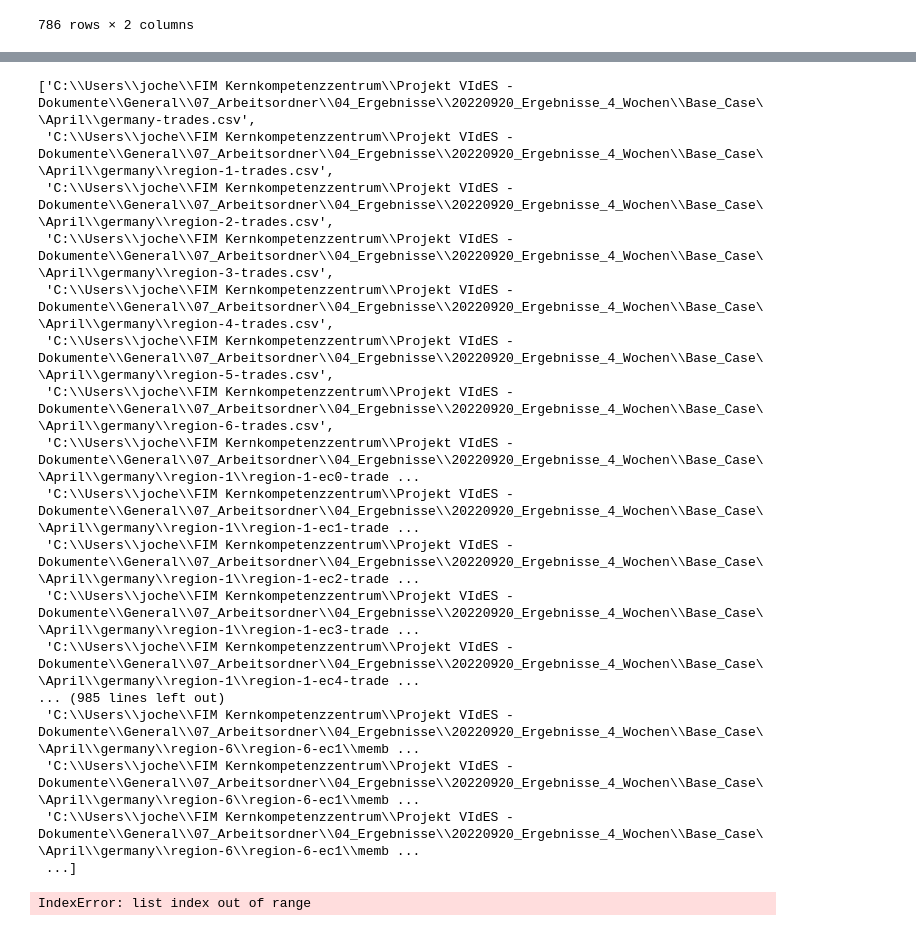
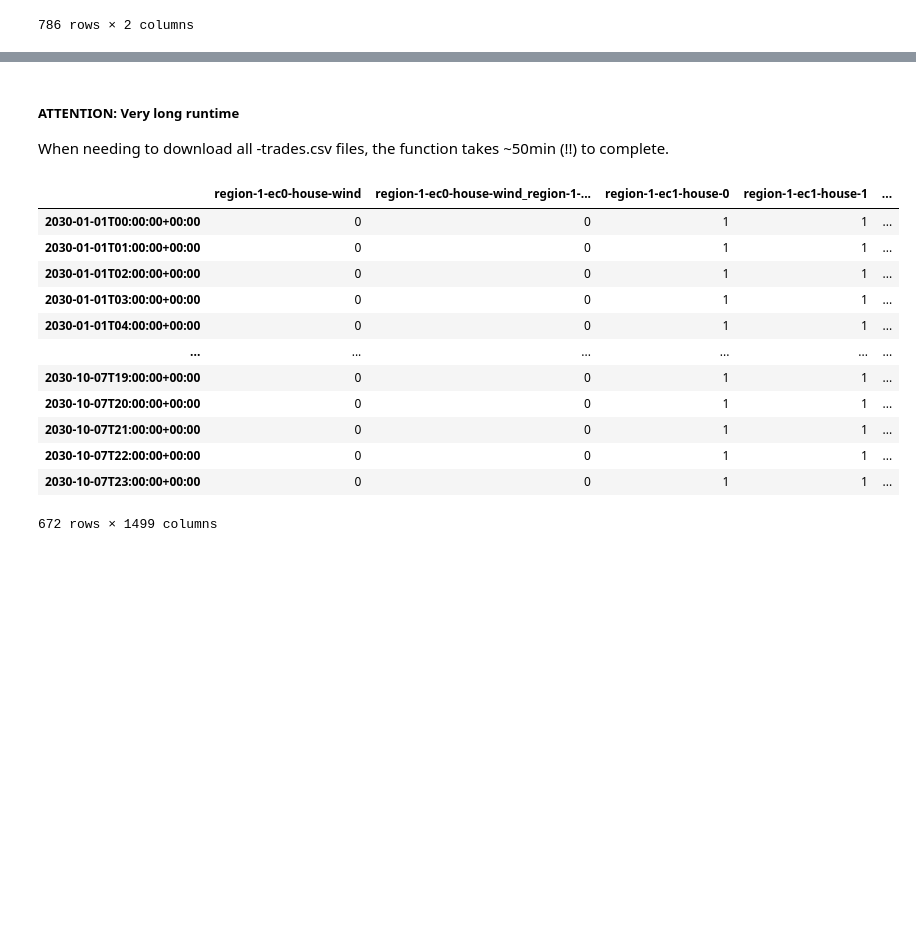
Before and after one commit to jochenmadler/fim_fit, a Jupyter notebook: GSy_KPI_calculation/01_processing/functions_test_v2.ipynb, the cells around one changed output, grey strips where cells are left out. Saved outputs shown, nothing was run; the diff lists cells and outputs as text; code cells hidden in the pictures; blank space fills up the shorter version.

Commit message:
functions_v2.py: added share renewables function, successfully tested with base_case.

```diff
--- a/GSy_KPI_calculation/01_processing/functions_test_v2.ipynb
+++ b/GSy_KPI_calculation/01_processing/functions_test_v2.ipynb
@@ -161,27 +193,0 @@ for root, dir, file in os.walk(top=os.getcwd(), topdown=True):
-# %%
-all_filepaths
-# %% [output]
-['C:\\Users\\joche\\FIM Kernkompetenzzentrum\\Projekt VIdES - Dokumente\\General\\07_Arbeitsordner\\04_Ergebnisse\\20220920_Ergebnisse_4_Wochen\\Base_Case\\April\\germany-trades.csv',
- 'C:\\Users\\joche\\FIM Kernkompetenzzentrum\\Projekt VIdES - Dokumente\\General\\07_Arbeitsordner\\04_Ergebnisse\\20220920_Ergebnisse_4_Wochen\\Base_Case\\April\\germany\\region-1-trades.csv',
- 'C:\\Users\\joche\\FIM Kernkompetenzzentrum\\Projekt VIdES - Dokumente\\General\\07_Arbeitsordner\\04_Ergebnisse\\20220920_Ergebnisse_4_Wochen\\Base_Case\\April\\germany\\region-2-trades.csv',
- 'C:\\Users\\joche\\FIM Kernkompetenzzentrum\\Projekt VIdES - Dokumente\\General\\07_Arbeitsordner\\04_Ergebnisse\\20220920_Ergebnisse_4_Wochen\\Base_Case\\April\\germany\\region-3-trades.csv',
- 'C:\\Users\\joche\\FIM Kernkompetenzzentrum\\Projekt VIdES - Dokumente\\General\\07_Arbeitsordner\\04_Ergebnisse\\20220920_Ergebnisse_4_Wochen\\Base_Case\\April\\germany\\region-4-trades.csv',
- 'C:\\Users\\joche\\FIM Kernkompetenzzentrum\\Projekt VIdES - Dokumente\\General\\07_Arbeitsordner\\04_Ergebnisse\\20220920_Ergebnisse_4_Wochen\\Base_Case\\April\\germany\\region-5-trades.csv',
- 'C:\\Users\\joche\\FIM Kernkompetenzzentrum\\Projekt VIdES - Dokumente\\General\\07_Arbeitsordner\\04_Ergebnisse\\20220920_Ergebnisse_4_Wochen\\Base_Case\\April\\germany\\region-6-trades.csv',
- 'C:\\Users\\joche\\FIM Kernkompetenzzentrum\\Projekt VIdES - Dokumente\\General\\07_Arbeitsordner\\04_Ergebnisse\\20220920_Ergebnisse_4_Wochen\\Base_Case\\April\\germany\\region-1\\region-1-ec0-trade ...
- 'C:\\Users\\joche\\FIM Kernkompetenzzentrum\\Projekt VIdES - Dokumente\\General\\07_Arbeitsordner\\04_Ergebnisse\\20220920_Ergebnisse_4_Wochen\\Base_Case\\April\\germany\\region-1\\region-1-ec1-trade ...
- 'C:\\Users\\joche\\FIM Kernkompetenzzentrum\\Projekt VIdES - Dokumente\\General\\07_Arbeitsordner\\04_Ergebnisse\\20220920_Ergebnisse_4_Wochen\\Base_Case\\April\\germany\\region-1\\region-1-ec2-trade ...
- 'C:\\Users\\joche\\FIM Kernkompetenzzentrum\\Projekt VIdES - Dokumente\\General\\07_Arbeitsordner\\04_Ergebnisse\\20220920_Ergebnisse_4_Wochen\\Base_Case\\April\\germany\\region-1\\region-1-ec3-trade ...
- 'C:\\Users\\joche\\FIM Kernkompetenzzentrum\\Projekt VIdES - Dokumente\\General\\07_Arbeitsordner\\04_Ergebnisse\\20220920_Ergebnisse_4_Wochen\\Base_Case\\April\\germany\\region-1\\region-1-ec4-trade ...
-... (985 lines left out)
- 'C:\\Users\\joche\\FIM Kernkompetenzzentrum\\Projekt VIdES - Dokumente\\General\\07_Arbeitsordner\\04_Ergebnisse\\20220920_Ergebnisse_4_Wochen\\Base_Case\\April\\germany\\region-6\\region-6-ec1\\memb ...
- 'C:\\Users\\joche\\FIM Kernkompetenzzentrum\\Projekt VIdES - Dokumente\\General\\07_Arbeitsordner\\04_Ergebnisse\\20220920_Ergebnisse_4_Wochen\\Base_Case\\April\\germany\\region-6\\region-6-ec1\\memb ...
- 'C:\\Users\\joche\\FIM Kernkompetenzzentrum\\Projekt VIdES - Dokumente\\General\\07_Arbeitsordner\\04_Ergebnisse\\20220920_Ergebnisse_4_Wochen\\Base_Case\\April\\germany\\region-6\\region-6-ec1\\memb ...
- ...]
-# %%
-# for each month, construct subset_df
-months_dfs = []
-nr_months = all_filenames.count(all_filenames[0])
-l = len(all_filenames)
-# %% [output]
-IndexError: list index out of range
@@ -189,0 +197,19 @@ f.tot_cost()
+# %% [markdown]
+##### ATTENTION: Very long runtime
+When needing to download all -trades.csv files, the function takes ~50min (!!) to complete.
+# %%
+f.share_renewables(os.getcwd())
+# %% [output]
+|  | region-1-ec0-house-wind | region-1-ec0-house-wind_region-1-... | region-1-ec1-house-0 | region-1-ec1-house-1 | ... |
+| 2030-01-01T00:00:00+00:00 | 0 | 0 | 1 | 1 | ... |
+| 2030-01-01T01:00:00+00:00 | 0 | 0 | 1 | 1 | ... |
+| 2030-01-01T02:00:00+00:00 | 0 | 0 | 1 | 1 | ... |
+| 2030-01-01T03:00:00+00:00 | 0 | 0 | 1 | 1 | ... |
+| 2030-01-01T04:00:00+00:00 | 0 | 0 | 1 | 1 | ... |
+| ... | ... | ... | ... | ... | ... |
+| 2030-10-07T19:00:00+00:00 | 0 | 0 | 1 | 1 | ... |
+| 2030-10-07T20:00:00+00:00 | 0 | 0 | 1 | 1 | ... |
+| 2030-10-07T21:00:00+00:00 | 0 | 0 | 1 | 1 | ... |
+| 2030-10-07T22:00:00+00:00 | 0 | 0 | 1 | 1 | ... |
+| 2030-10-07T23:00:00+00:00 | 0 | 0 | 1 | 1 | ... |
+672 rows × 1499 columns
```
Also changed, not shown: parts of 13 cells of this notebook, 1 other file.
